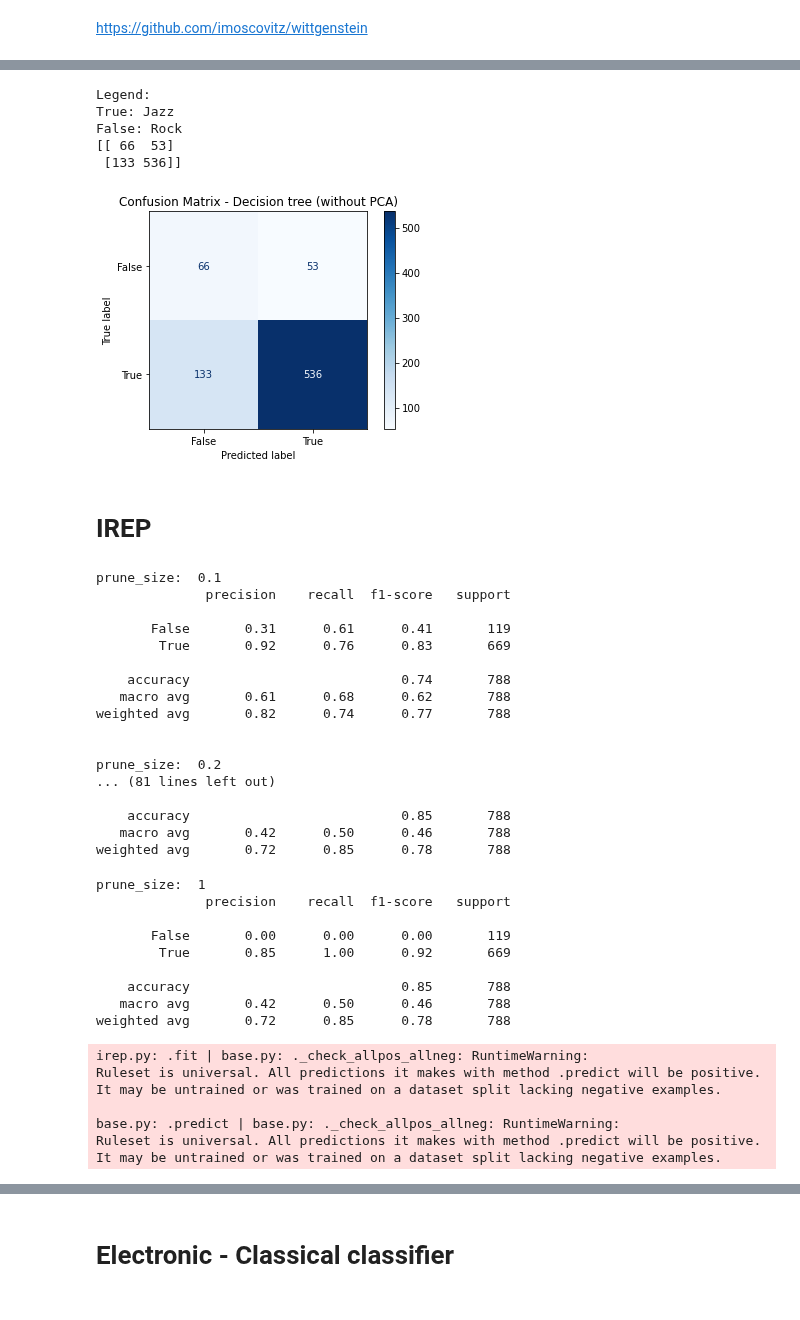
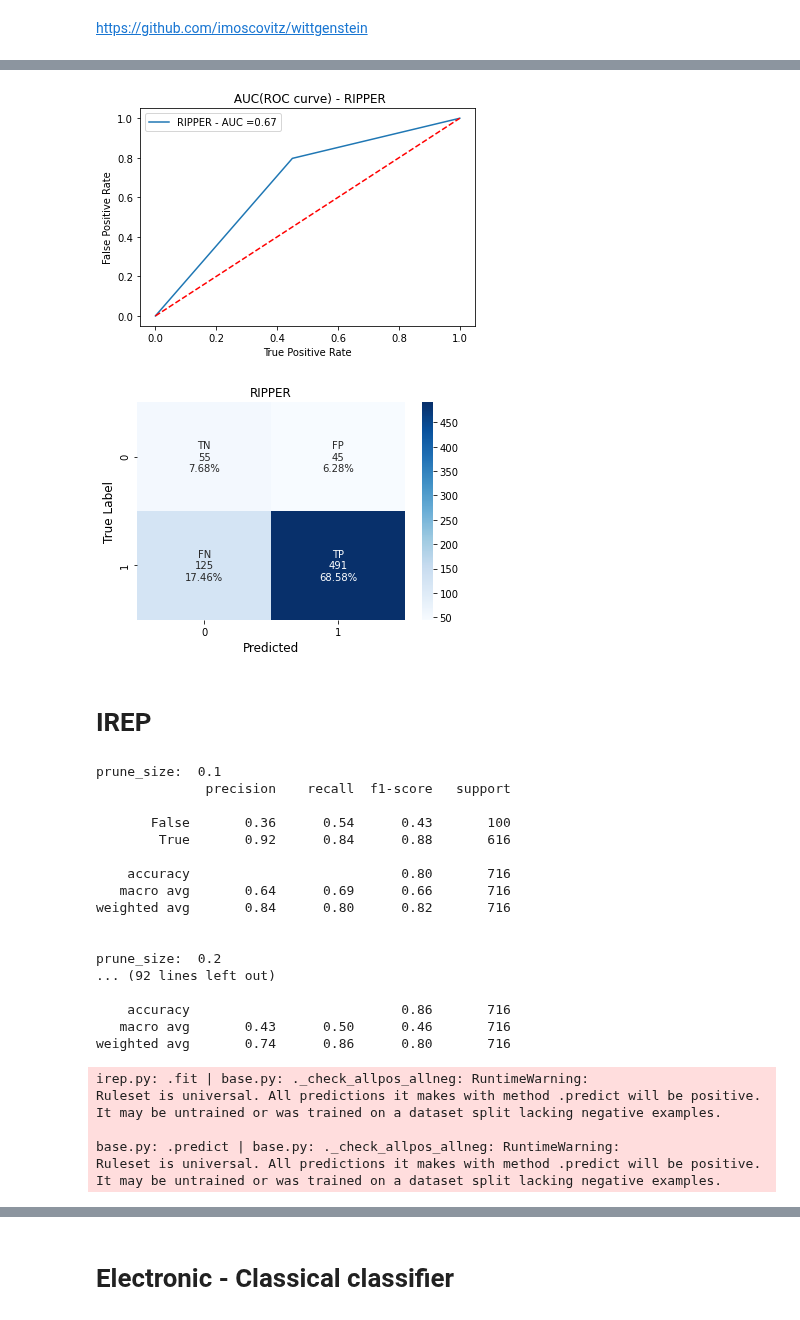
Before and after one commit to gaetanoantonicchio/DataMining-2, a Jupyter notebook: src/Module 2/Rule-Based/binary-rulebased_echo.ipynb, the cells around one changed output, grey strips where cells are left out. Cells and saved outputs as stored; diff of their text form; code cells hidden in the pictures.

```diff
--- a/src/Module 2/Rule-Based/binary-rulebased_echo.ipynb
+++ b/src/Module 2/Rule-Based/binary-rulebased_echo.ipynb
@@ -44,7 +78,7 @@ y_test = df['genre_top']
 # %%
 # encoding labels
 le = preprocessing.LabelEncoder()
-y_test_enc = ~le.fit_transform(test['genre_top']).astype('bool')
+y_test_enc = ~le.fit_transform(y_test).astype('bool')
 # %%
 df['genre_top'].value_counts()
 # %% [output]
@@ -61,8 +95,8 @@ import wittgenstein as lw
 # %%
 for pr in [0.1, 0.2, 0.3, 0.4, 0.5, 0.6, 0.7, 0.8, 0.9, 1]:
         clf = lw.RIPPER(random_state=42, prune_size=pr)
-        clf.fit(train, class_feat='genre_top', pos_class='Electronic')
-        y_predicted = clf.predict(test)
+        clf.fit(X_train, y_train, class_feat='genre_top', pos_class='Electronic')
+        y_predicted = clf.predict(X_test)
         print("prune_size: ", pr)
         print(classification_report(y_test_enc, y_predicted))
 # %% [output]
@@ -89,10 +123,10 @@ Ruleset is empty. All predictions it makes with method .predict will be negative
 base.py: .predict | base.py: ._check_allpos_allneg: RuntimeWarning:
 Ruleset is empty. All predictions it makes with method .predict will be negative. It may be untrained or was trained on a dataset split lacking positive examples.
 # %%
-clf = lw.RIPPER(random_state=42, prune_size=0.6)
-clf.fit(train, class_feat='genre_top', pos_class='Electronic')
+clf = lw.RIPPER(random_state=42, prune_size=0.1)
+clf.fit(X_train, y_train, class_feat='genre_top', pos_class='Electronic')
 # %%
-y_predicted = clf.predict(test)
+y_predicted = clf.predict(X_test)
 print(classification_report(y_test_enc, y_predicted))
 # %% [output]
               precision    recall  f1-score   support
@@ -146,58 +156,43 @@ plt.show()
-# %%
-print("Legend:\nTrue: Jazz"
-      "\nFalse: Rock")
-cm = plot_confusion_matrix(clf,test,y_test_enc,
-                            cmap = plt.cm.Blues)
-cm.ax_.set_title('Confusion Matrix - Decision tree (without PCA)')
-print(cm.confusion_matrix)
-plt.show()
-# %% [output]
-Legend:
-True: Jazz
-False: Rock
-[[ 66  53]
- [133 536]]
-[figure, removed]
+# %%
+plot_roc_curve(y_test_enc, y_predicted, 'RIPPER')
+# %% [output]
+[figure, added]
+# %%
+cf_matrix = confusion_matrix(y_test_enc, y_predicted)
+make_confusion_matrix(cf_matrix, 'RIPPER')
+# %% [output]
+[figure, added]
 # %% [markdown]
 # IREP
 # %%
 for pr in [0.1, 0.2, 0.3, 0.4, 0.5, 0.6, 0.7, 0.8, 0.9, 1]:
         irep_clf = lw.IREP(random_state=42, prune_size=pr)
-        irep_clf.fit(train, class_feat='genre_top', pos_class='Electronic')
-        y_predicted = irep_clf.predict(test)
+        irep_clf.fit(X_train, y_train, class_feat='genre_top', pos_class='Electronic')
+        y_predicted = irep_clf.predict(X_test)
         print("\nprune_size: ", pr)
         print(classification_report(y_test_enc, y_predicted))
 # %% [output]
 prune_size:  0.1
               precision    recall  f1-score   support
 
-       False       0.31      0.61      0.41       119
-        True       0.92      0.76      0.83       669
+       False       0.36      0.54      0.43       100
+        True       0.92      0.84      0.88       616
 
-    accuracy                           0.74       788
-   macro avg       0.61      0.68      0.62       788
-weighted avg       0.82      0.74      0.77       788
+    accuracy                           0.80       716
+   macro avg       0.64      0.69      0.66       716
+weighted avg       0.84      0.80      0.82       716
 
 
 prune_size:  0.2
-... (81 lines left out)
+... (92 lines left out)
 
-    accuracy                           0.85       788
-   macro avg       0.42      0.50      0.46       788
-weighted avg       0.72      0.85      0.78       788
+    accuracy                           0.86       716
+   macro avg       0.43      0.50      0.46       716
+weighted avg       0.74      0.86      0.80       716
-prune_size:  1
-              precision    recall  f1-score   support
+irep.py: .fit | base.py: ._check_allpos_allneg: RuntimeWarning:
+Ruleset is universal. All predictions it makes with method .predict will be positive. It may be untrained or was trained on a dataset split lacking negative examples.
 
-       False       0.00      0.00      0.00       119
-        True       0.85      1.00      0.92       669
-
-    accuracy                           0.85       788
-   macro avg       0.42      0.50      0.46       788
-weighted avg       0.72      0.85      0.78       788
+base.py: .predict | base.py: ._check_allpos_allneg: RuntimeWarning:
+Ruleset is universal. All predictions it makes with method .predict will be positive. It may be untrained or was trained on a dataset split lacking negative examples.
-irep.py: .fit | base.py: ._check_allpos_allneg: RuntimeWarning:
-Ruleset is universal. All predictions it makes with method .predict will be positive. It may be untrained or was trained on a dataset split lacking negative examples.
-
-base.py: .predict | base.py: ._check_allpos_allneg: RuntimeWarning:
-Ruleset is universal. All predictions it makes with method .predict will be positive. It may be untrained or was trained on a dataset split lacking negative examples.
 # %%
 irep_clf = lw.IREP(random_state=42, prune_size=0.1)
```
Also changed, not shown: parts of 35 cells of this notebook.
